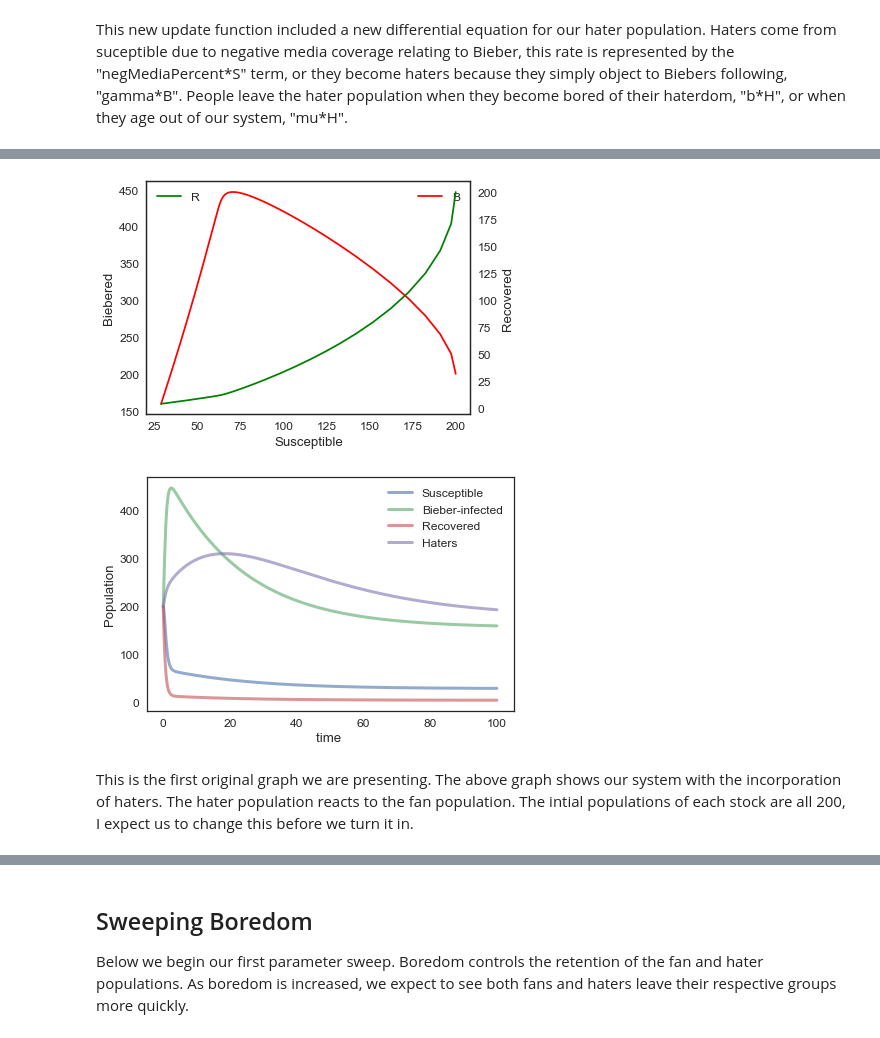
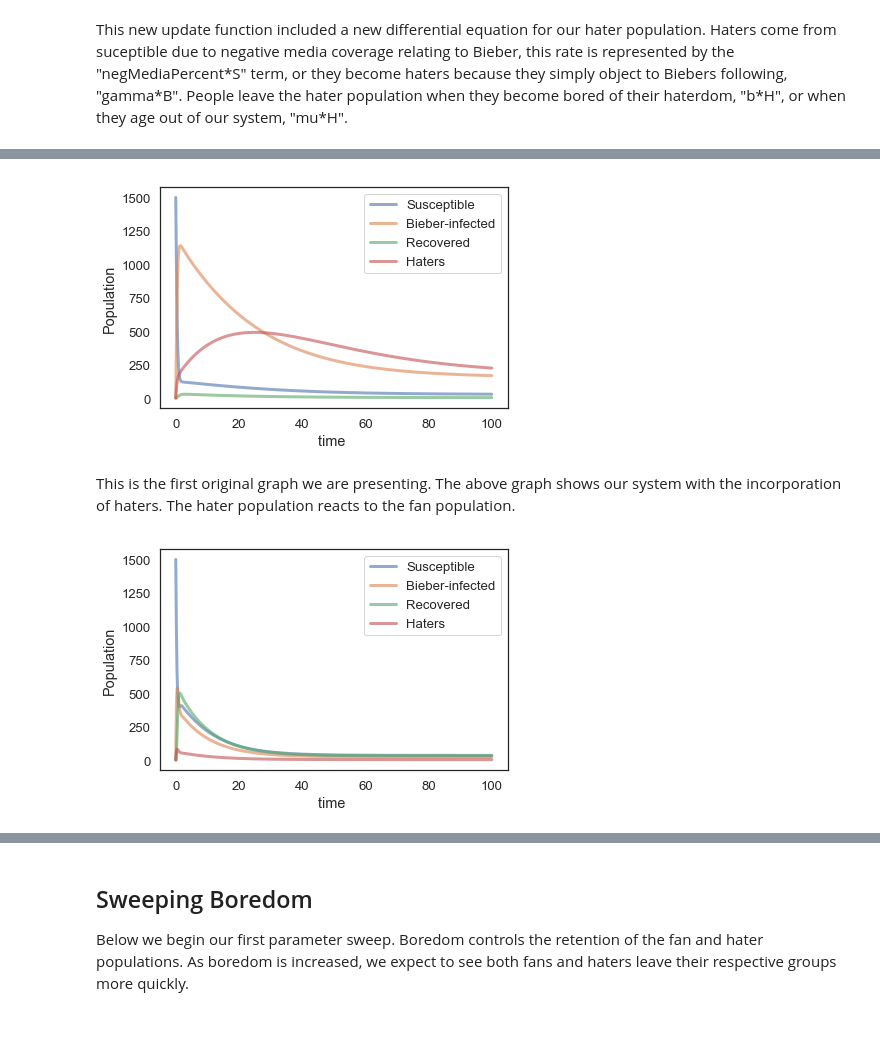
Before and after one commit to mpatil99/modsim-Project2, a Jupyter notebook: Project2.ipynb, the cells around one changed output, grey strips where cells are left out. Drawn from its saved outputs; the diff is of its cells as text; code cells hidden in the pictures.

```diff
--- a/Project2.ipynb
+++ b/Project2.ipynb
@@ -50,10 +65,10 @@ def make_system(pi, Beta, mu, b ,P, N, epsilon, dt):
 
     returns: System object
     """
-    init = State(S = 100, B = 3, R = 0);
+    init = State(S = 1500, B = 3, R = 0);
 
     t0 = 0;
-    t_end = 10;
+    t_end = 12; #chosen to simulate 1 year
 
     return System(init=init, t0=t0, t_end=t_end,
                   pi =pi,
@@ -64,7 +79,7 @@ def make_system(pi, Beta, mu, b ,P, N, epsilon, dt):
                   N = N,
                   epsilon= epsilon,dt=dt);
 # %%
-def update_func_with_media(state, t, system):
+def update_func(state, t, system):
     """Update the SBR model.
 
     state: State (S,B,R)
@@ -176,7 +166,7 @@ def make_system_H(pi, Beta, mu, b ,P, N, epsilon, gamma, dt):
 
     returns: System object
     """
-    init = State(S = 200, B = 200, R = 200, H = 200);
+    init = State(S = 1500, B = 3, R = 0, H = 3);
 
     t0 = 0;
     t_end = 100;
@@ -225,31 +218,24 @@ This new update function included a new differential equation for our hater popu
 # %%
 system = make_system_H(10, .00083, 1/144, 1/24 , 2, 1, .75, 0.01, .1) #Given Parameters and dt set to 1/24 such that time is represented in hours
 frame = run_simulation(system, update_func_H);
 
-#print(frame)
-fig1 = plt.figure()
-ax1 = fig1.add_subplot(111)
-ax1.set_yscale('linear')
-ax1.plot(frame.S, frame.B, 'r')
-ax1.set_ylabel("Biebered")
-ax1.set_xlabel("Susceptible")
-decorate();
-
-ax2 = ax1.twinx()
-# ax2 = ax1.twiny()
-ax2.set_yscale(ax1.get_yscale())
-ax2.plot(frame.S, frame.R, 'g')
-ax2.set_ylabel('Recovered')
-decorate();
+plot(frame.S, label  = "Susceptible");
+plot(frame.B, label = "Bieber-infected");
+plot(frame.R, label = "Recovered");
+plot(frame.H, label = "Haters");
+decorate(xlabel = "time ", ylabel = "Population");
 # %% [output]
-[figure, old version]
+[figure, new version]
+# %% [markdown]
+This is the first original graph we are presenting. The above graph shows our system with the incorporation of haters. The hater population reacts to the fan population.
 # %%
+system = make_system_H(10, .00083, 1/144, 2, 2, 1, .75,.01,.1) #Given Parameters and dt set to 1/24 such that time is represented in hours
+frame = run_simulation(system, update_func_H)
 plot(frame.S, label  = "Susceptible");
 plot(frame.B, label = "Bieber-infected");
 plot(frame.R, label = "Recovered");
 plot(frame.H, label = "Haters");
+
 decorate(xlabel = "time ", ylabel = "Population");
 # %% [output]
-[figure, old version]
+[figure, new version]
-# %% [markdown]
-This is the first original graph we are presenting. The above graph shows our system with the incorporation of haters. The hater population reacts to the fan population. The intial populations of each stock are all 200, I expect us to change this before we turn it in.
```
Also changed, not shown: parts of 25 cells of this notebook, 2 other files.
